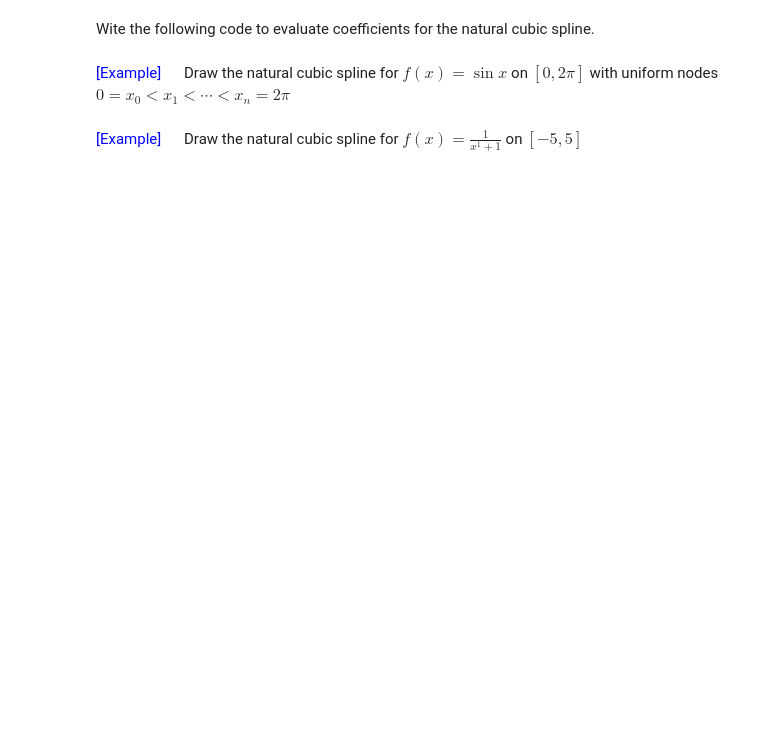
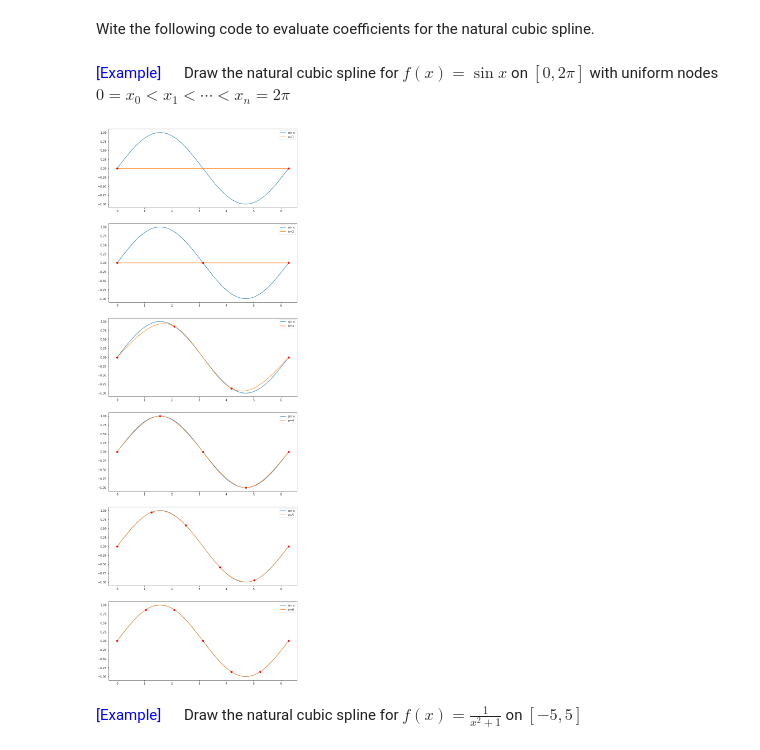
Before and after one commit to dw-shin/NA_notes, a Jupyter notebook: chapter3/NA_ch3.ipynb, the cells around one changed output. Saved outputs shown, nothing was run; the diff lists cells and outputs as text; code cells hidden in the pictures; blank space fills up the shorter version.

```diff
--- a/chapter3/NA_ch3.ipynb
+++ b/chapter3/NA_ch3.ipynb
@@ -556,3 +547,23 @@ def natural_spline3_coef(n,t,y):
+# %%
+def natural_spline3_coef(n,t,y):
+    h = np.zeros(n+1)
+    b = np.zeros(n+1)
+    u = np.zeros(n+1)
+    v = np.zeros(n+1)
+    z = np.zeros(n+1)
+    for i in range(0,n):
+        h[i] = t[i+1] - t[i]
+        b[i] = (y[i+1] - y[i]) / h[i]
+
+    u[1] = 2 * (h[0] + h[1])
+    v[1] = 6 * (b[1] - b[0])
+    for i in range(2,n):
+        u[i] = 2 * (h[i] + h[i-1]) - h[i-1]**2 / u[i-1]
+        v[i] = 6 * (b[i] - b[i-1]) - h[i-1] * v[i-1] / u[i-1]
+
+    for i in reversed(range(1,n)):
+        z[i] = (v[i] - h[i] * z[i+1]) / u[i]
+    return z
 # %%
 def natural_spline3_eval(n,t,y,z,x):
     for i in reversed(range(0,n)):
@@ -565,5 +576,27 @@ def natural_spline3_eval(n,t,y,z,x):
     return val
 # %% [markdown]
 <span style="color:blue">[Example]</span> &emsp; Draw the natural cubic spline for $f(x) = \sin x$ on $[0,2\pi]$ with uniform nodes $0 = x_0 < x_1 < \cdots < x_n = 2\pi$
+# %%
+import matplotlib.pylab as plt
+%matplotlib inline
+
+plt.figure(figsize=(12,36))
+num_nodes = 100
+t = np.linspace(0,2*np.pi,num=num_nodes)
+for n in range(1,7):
+    x = np.linspace(0,2*np.pi,num=n+1)
+    fx = np.sin(x)
+    val = np.zeros(num_nodes)
+    z = natural_spline3_coef(n,x,fx)
+    for j in range(0,num_nodes):
+        val[j] = natural_spline3_eval(n,x,fx,z,t[j])
+    plt.subplot(6,1,n)
+    plt.plot(t,np.sin(t),label='sin x')
+    plt.plot(t,val,label='n={}'.format(n))
+    plt.plot(x,fx,'ro')
+    plt.legend()
+plt.show()
+# %% [output]
+[figure, added]
 # %% [markdown]
-<span style="color:blue">[Example]</span> &emsp; Draw the natural cubic spline for $\displaystyle f(x) = \frac{1}{x^1+1}$ on $[-5,5]$
+<span style="color:blue">[Example]</span> &emsp; Draw the natural cubic spline for $\displaystyle f(x) = \frac{1}{x^2+1}$ on $[-5,5]$
```
Also changed, not shown: parts of 3 cells of this notebook, 1 other file.
